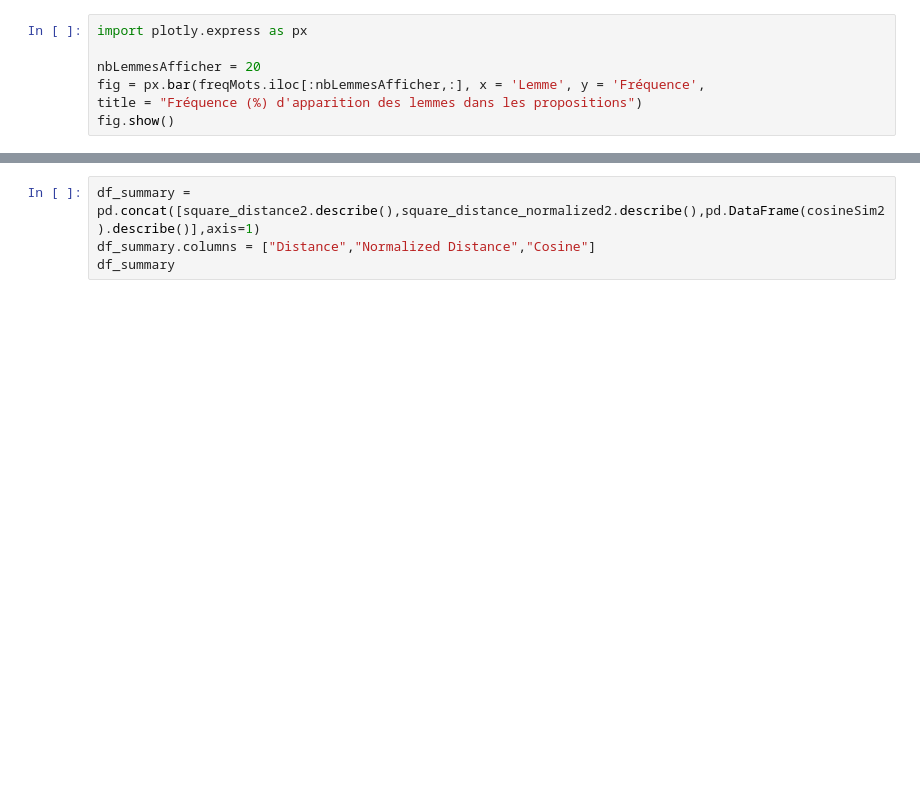
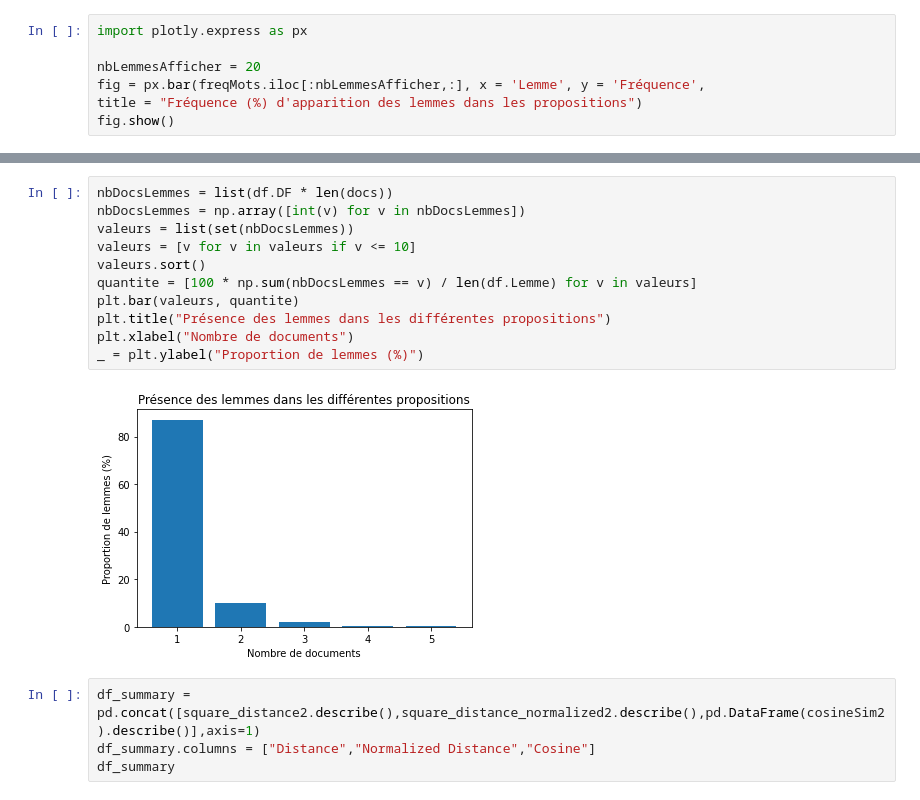
Before and after one commit to dmkant/projet-statistique-2022, a Jupyter notebook: word_embedding/comparison_best_model.ipynb, the cells around one changed output, grey strips where cells are left out. Drawn from its saved outputs; the diff is of its cells as text; blank space fills up the shorter version.

```diff
--- a/word_embedding/comparison_best_model.ipynb
+++ b/word_embedding/comparison_best_model.ipynb
@@ -206,3 +240,16 @@ plt.show()
+# %%
+nbDocsLemmes = list(df.DF * len(docs))
+nbDocsLemmes = np.array([int(v) for v in nbDocsLemmes])
+valeurs = list(set(nbDocsLemmes))
+valeurs = [v for v in valeurs if v <= 10]
+valeurs.sort()
+quantite = [100 * np.sum(nbDocsLemmes == v) / len(df.Lemme) for v in valeurs]
+plt.bar(valeurs, quantite)
+plt.title("Présence des lemmes dans les différentes propositions")
+plt.xlabel("Nombre de documents")
+_ = plt.ylabel("Proportion de lemmes (%)")
+# %% [output]
+[figure, added]
 # %%
 df_summary = pd.concat([square_distance2.describe(),square_distance_normalized2.describe(),pd.DataFrame(cosineSim2).describe()],axis=1)
 df_summary.columns = ["Distance","Normalized Distance","Cosine"]
```
Also changed, not shown: parts of 5 cells of this notebook, 1 other file.
